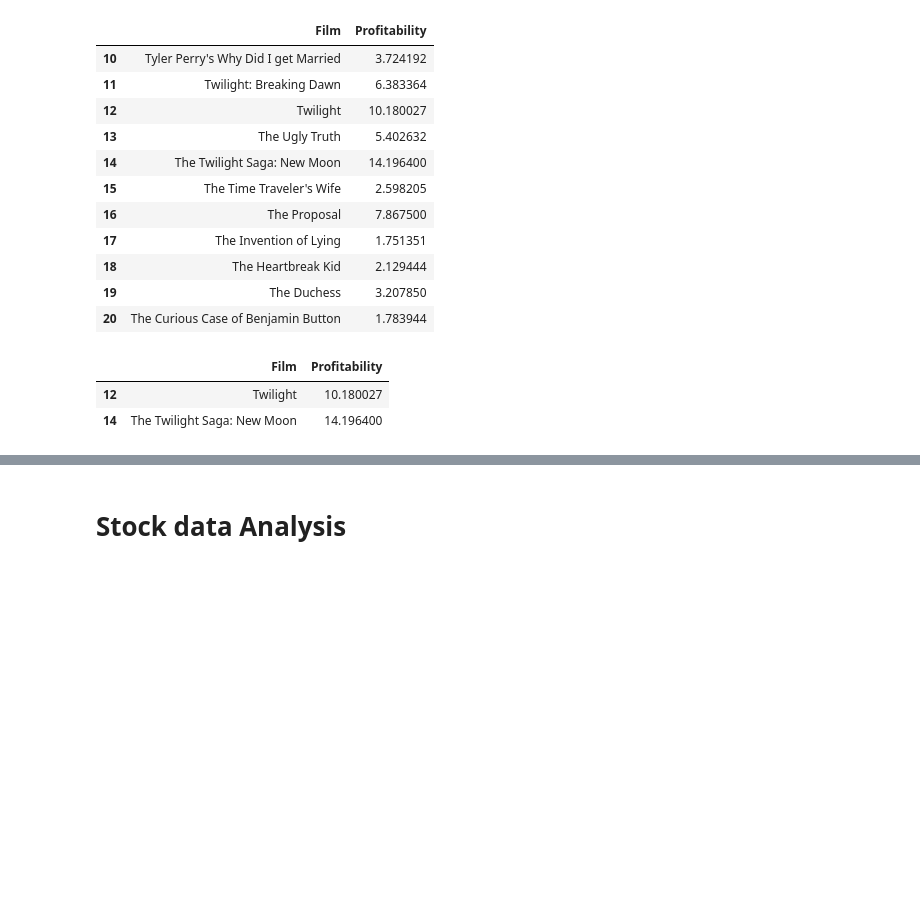
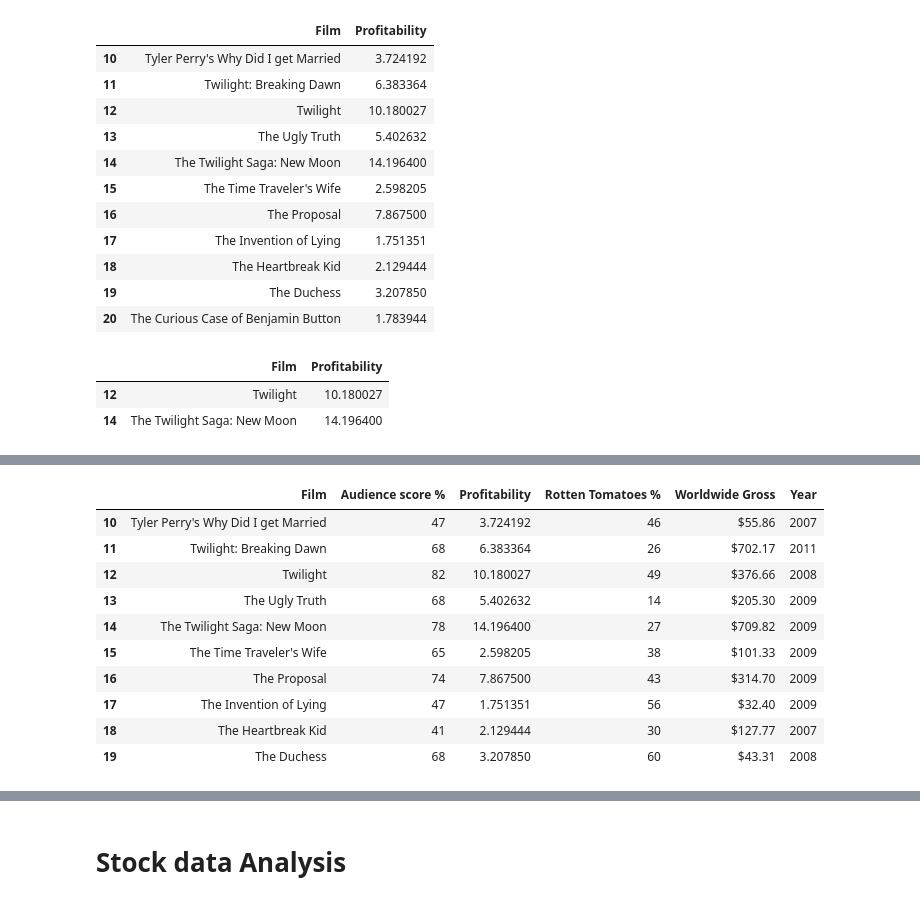
Before and after one commit to vinay2k2/HealthcareBasicsAndImageProcessing, a Jupyter notebook: PandasTemplate.ipynb, the cells around one changed output, grey strips where cells are left out. Drawn from its saved outputs; the diff is of its cells as text; code cells hidden in the pictures; blank space fills up the shorter version.

```diff
--- a/PandasTemplate.ipynb
+++ b/PandasTemplate.ipynb
@@ -575,0 +611,16 @@ movies_df.loc[10:20,['Film','Profitability']][movies_df['Profitability']>10]
+# %%
+# iloc uses index
+# Start index : end_index-1
+movies_df.iloc[10:20,:]# See it displays from 10th index to 20th index excluding 20th index
+# %% [output]
+|  | Film | Audience score % | Profitability | Rotten Tomatoes % | Worldwide Gross | Year |
+| 10 | Tyler Perry's Why Did I get Married | 47 | 3.724192 | 46 | $55.86 | 2007 |
+| 11 | Twilight: Breaking Dawn | 68 | 6.383364 | 26 | $702.17 | 2011 |
+| 12 | Twilight | 82 | 10.180027 | 49 | $376.66 | 2008 |
+| 13 | The Ugly Truth | 68 | 5.402632 | 14 | $205.30 | 2009 |
+| 14 | The Twilight Saga: New Moon | 78 | 14.196400 | 27 | $709.82 | 2009 |
+| 15 | The Time Traveler's Wife | 65 | 2.598205 | 38 | $101.33 | 2009 |
+| 16 | The Proposal | 74 | 7.867500 | 43 | $314.70 | 2009 |
+| 17 | The Invention of Lying | 47 | 1.751351 | 56 | $32.40 | 2009 |
+| 18 | The Heartbreak Kid | 41 | 2.129444 | 30 | $127.77 | 2007 |
+| 19 | The Duchess | 68 | 3.207850 | 60 | $43.31 | 2008 |
```
Also changed, not shown: parts of 6 cells of this notebook.
